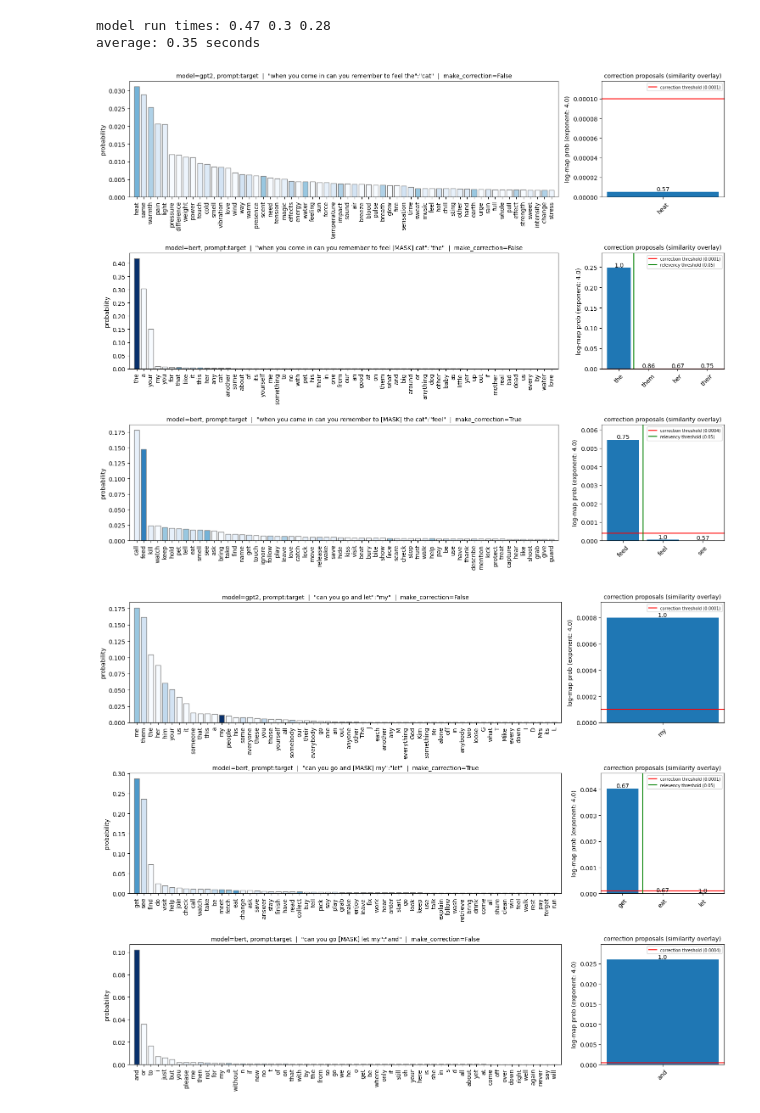
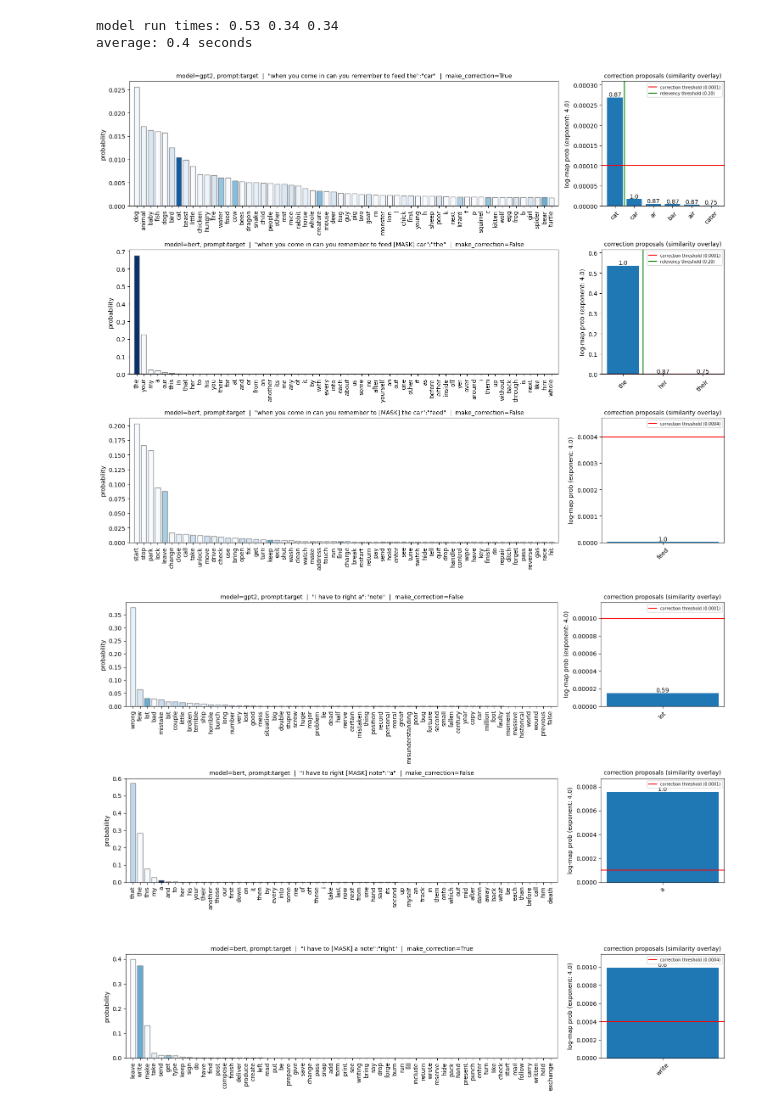
Before and after one commit to mcodepreneur/text, a Jupyter notebook: text6.ipynb, the cells around one changed output. Drawn from its saved outputs; the diff is of its cells as text; code cells hidden in the pictures.

```diff
--- a/text6.ipynb
+++ b/text6.ipynb
@@ -14,11 +20,13 @@ import nltk
 # %%
+topk = 2000  # number of top predicted tokens to retrieve (before excluding non-words)
+
 class GPT2:
     def __init__(self, model="gpt2"):
         self.model     =   GPT2LMHeadModel.from_pretrained(model)
         self.tokenizer = GPT2TokenizerFast.from_pretrained(model)
         self.model_id  = model
 
-    def get_word_probs(self, sentence, n=5000):  # adapted from raul on stackoverflow
+    def get_word_probs(self, sentence, n=topk):  # adapted from raul on stackoverflow
         inputs = self.tokenizer.encode(sentence, return_tensors="pt")
         with torch.no_grad():
             outputs = self.model(inputs)
@@ -36,7 +44,8 @@ class BERT:
         self.model     = BertForMaskedLM.from_pretrained(model)
         self.tokenizer =   AutoTokenizer.from_pretrained(model)
         self.model_id  = model
-    def get_word_probs(self, prompt, topk=5000):                  # Get topk masked token candidates
+
+    def get_word_probs(self, prompt, topk=topk):                  # Get topk masked token candidates
         inputs = self.tokenizer(prompt, return_tensors="pt")
         with torch.no_grad():
             logits = self.model(**inputs).logits
@@ -47,3 +56,6 @@ class BERT:
         topk_probs, topk_i = torch.topk(probs, topk, dim=-1)
         topk_tokens = np.array([self.tokenizer.decode([i]) for i in topk_i])
         return np.hstack((topk_tokens.reshape(-1,1), np.array(topk_probs).reshape(-1,1)))
+
+M_GPT2 = GPT2("gpt2")
+M_BERT = BERT("google-bert/bert-base-uncased")
@@ -50,13 +70,14 @@ class BERT:
 # %%
-pd.options.display.float_format = '{:.6f}'.format
-nltk.download('words')
 def similar(a, b):
-    return SequenceMatcher(None, a, b).ratio()
+    common_len = round((len(a)+len(b))/2)
+    adjustment = 0
+    adjustment_table = {1: 0.4, 2: 0.3, 3: 0.2, 4: 0.1}
+    if common_len in adjustment_table: adjustment = adjustment_table[common_len]*(np.e**(-k*np.abs(len(a)-len(b))))
+    return SequenceMatcher(None, a, b).ratio() + adjustment
 def rreplace(string, word, new_word):
     start = string.rfind(word)
     return string[0:start] + new_word + string[start+len(word):]
+
 wl          = set(nltk.corpus.words.words())
 log_map     = lambda e: np.vectorize(lambda x: np.power(np.log(x/0.5)/np.log(2), e))  # specify exponent to return vectorized mapping
 after_slash = lambda x: x[(x.rfind("/")+1 if x.rfind("/") != -1 else 0):]
-M_GPT2      = GPT2("gpt2")
-M_BERT      = BERT("google-bert/bert-base-uncased")
@@ -97,7 +107,7 @@ def get_data(strings, back_n, print_times=False):
                 target = string[last_space+1:].strip(punctuation)
 
             probs  = model.get_word_probs(prompt)
-            probsp = [(word, float(prob), float(similar(target, word))) for word, prob in probs if word in wl]
+            probsp = [(word, float(prob), min(float(similar(target, word)), 1)) for word, prob in probs if word in wl]
             close_probs = [prob for prob in probsp if prob[2] > 0.5 and prob[1] >= min(0.001, probsp[consider_top][1])]
             close_adj = pd.DataFrame([(word, sim, prob, (prob**prob_exp)*log_map(log_exp)(sim))
                                       for word, prob, sim in close_probs],
@@ -113,6 +123,7 @@ def get_data(strings, back_n, print_times=False):
 # %%
 def plot_data(data):
     for case in data:
+        if len(case) == 0: continue
         fig, (axes) = plt.subplots(len(case), 2, figsize=(15,4*len(case)), width_ratios=(3.5,1))
         n = 1
         for ((prompt, target, model), probsp, props), (ax) in zip(case, axes.reshape(-1, 2)):
@@ -158,47 +169,50 @@ def plot_data(data):
         plt.tight_layout()
         plt.show()
 # %%
-strings = ["when you come in can you remember to feel the cat",
-           #"I have to right a note",
-           #"This is Eric. He's going to fry to",
+strings = ["when you come in can you remember to feed the car",
+           #"when you come in can you remember to feel the cat",
+           "I have to right a note",
+           "This is Eric. He's going to fry to",
            #"do you want any walt or pepper",
            #"Please don't forget to turn off the store when",
            #"are you going to wear the yellow hat or the bed one",
            #"when do you want to get up to see the fun rise?",
-           "can you go and let my",
-           "can you let my",
+           #"can you go and let my",
+           #"can you let my",
+           #"you led us on a wild goose case",
            #"when you come over can you remember to being",
            #"when you come over can you being the soup",
            #"when you come over can you, being the",
            #"I went outside and the wind flew my hat",
-           #"After I get out of the shower I usually growl",
+           #"After I get out of the shower I usually growl",  # don't correct
            #"Don't step on my wet bug",
            #"the rally",
            #"can you really climb all the way up that really tall birdling?",
            #"I think you need to pat more attention",
            #"This method isn't really as grate",
-           #"Don't step on the wet floor, we're freaching",
-           #"Who dat",
+           #"Don't step on the wet floor, we're freaching",  # don't correct
+           #"Who dat",  # don't correct
            #"When you come over, can you bring the flock we talked about?"
            ]
 back_n = 3  # number of words back from end of string, 1 is just last word
 
+k              = 1.5  # exponent parameter for exponential decay of word length augmedented SequenceMatcher
 log_exp        = 4  # exponent parameter for logarithmic mapping
 prob_exp       = 1.6  # raise probability to power in ((prob**power)*log-sim)
 consider_top   = 200  # max top model word predictions considered
-relevency_t    = 0.05  # threshold defined by portion of top proposition to exclude much smaller scored propositions for correcting
+relevency_t    = 0.2  # threshold defined by portion of top proposition to exclude much smaller scored propositions for correcting
 base_t         = 0.0001  # decision threshold for last word: base threshold
 threshold_type = "jump-exp"  # function defines decision threshold for word n from end
 threshold      = {"constant":    lambda n: base_t,
                   "linear":      lambda n: base_t + (base_t * (n-1)),
                   "exponential": lambda n: base_t * (n**2),
                   "jump-exp":    lambda n: base_t * (max(n-1,1)**2),        # jump thresholds start growing after n=2
                   "jump-lin":    lambda n: base_t + (base_t * max(n-2, 0))
                  }[threshold_type]
 
 plot_data(get_data(strings, back_n, print_times=True))
 # %% [output]
-model run times: 0.47 0.3 0.28
-average: 0.35 seconds
+model run times: 0.53 0.34 0.34
+average: 0.4 seconds
-[figure, old version]
+[figure, new version]
-[figure, old version]
+[figure, new version]
```
Also changed, not shown: parts of 4 cells of this notebook, 6 other files.
